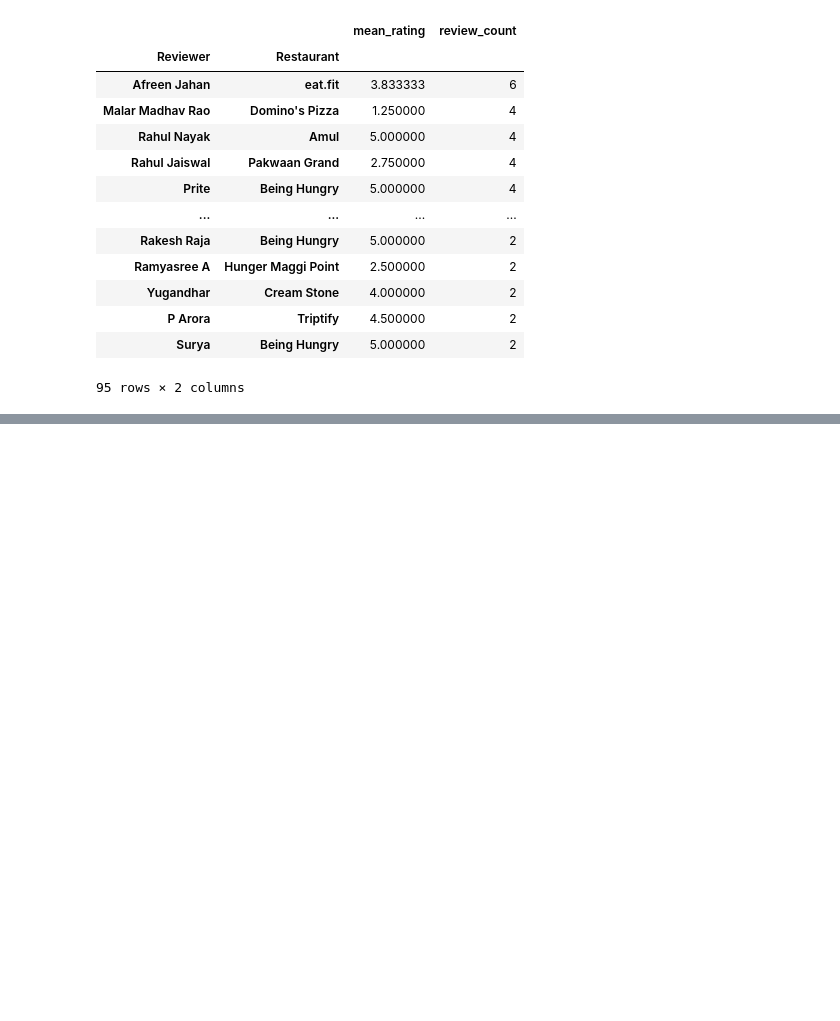
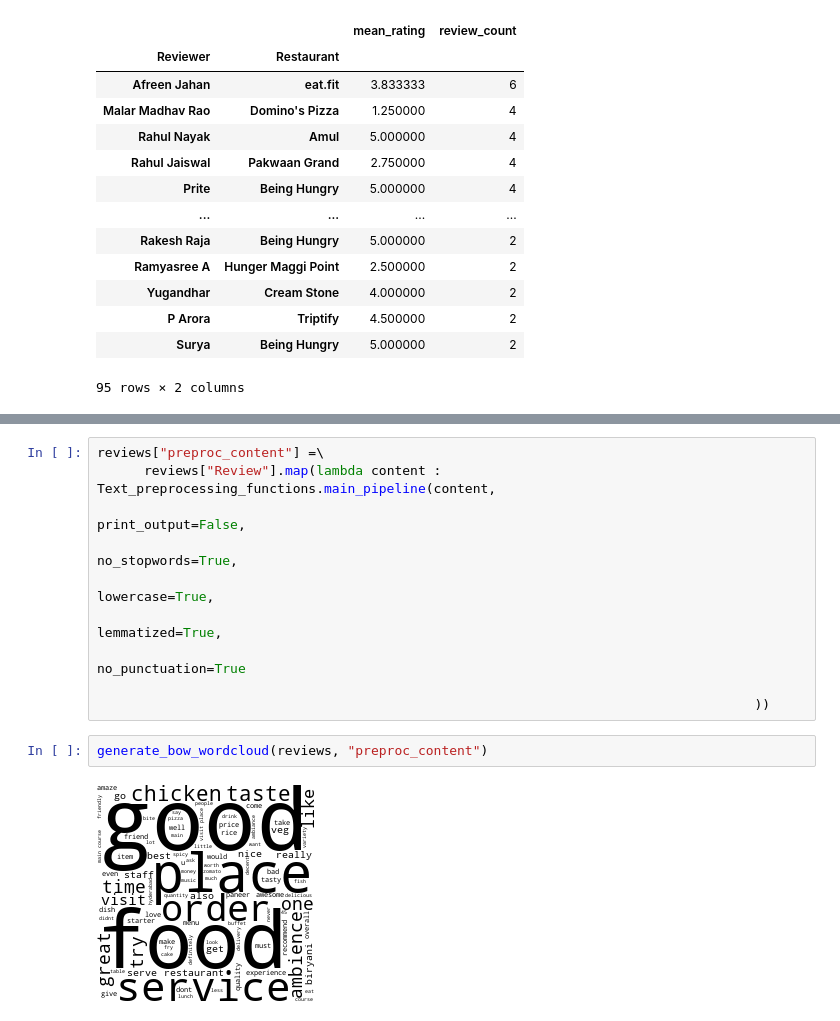
Before and after one commit to miguel-s-nascimento/TM_Project, a Jupyter notebook: exploration.ipynb, the cells around one changed output, grey strips where cells are left out. Drawn from its saved outputs; the diff is of its cells as text; blank space fills up the shorter version.

```diff
--- a/exploration.ipynb
+++ b/exploration.ipynb
@@ -312,0 +303,14 @@ generate_bow_wordcloud(reviews, "Review")
+# %%
+reviews["preproc_content"] =\
+      reviews["Review"].map(lambda content : Text_preprocessing_functions.main_pipeline(content,
+                                                                                    print_output=False,
+                                                                                    no_stopwords=True,
+                                                                                    lowercase=True,
+                                                                                    lemmatized=True,
+                                                                                    no_punctuation=True
+
+                                                                                    ))
+# %%
+generate_bow_wordcloud(reviews, "preproc_content")
+# %% [output]
+[figure, added]
```
Also changed, not shown: parts of 2 cells of this notebook.
